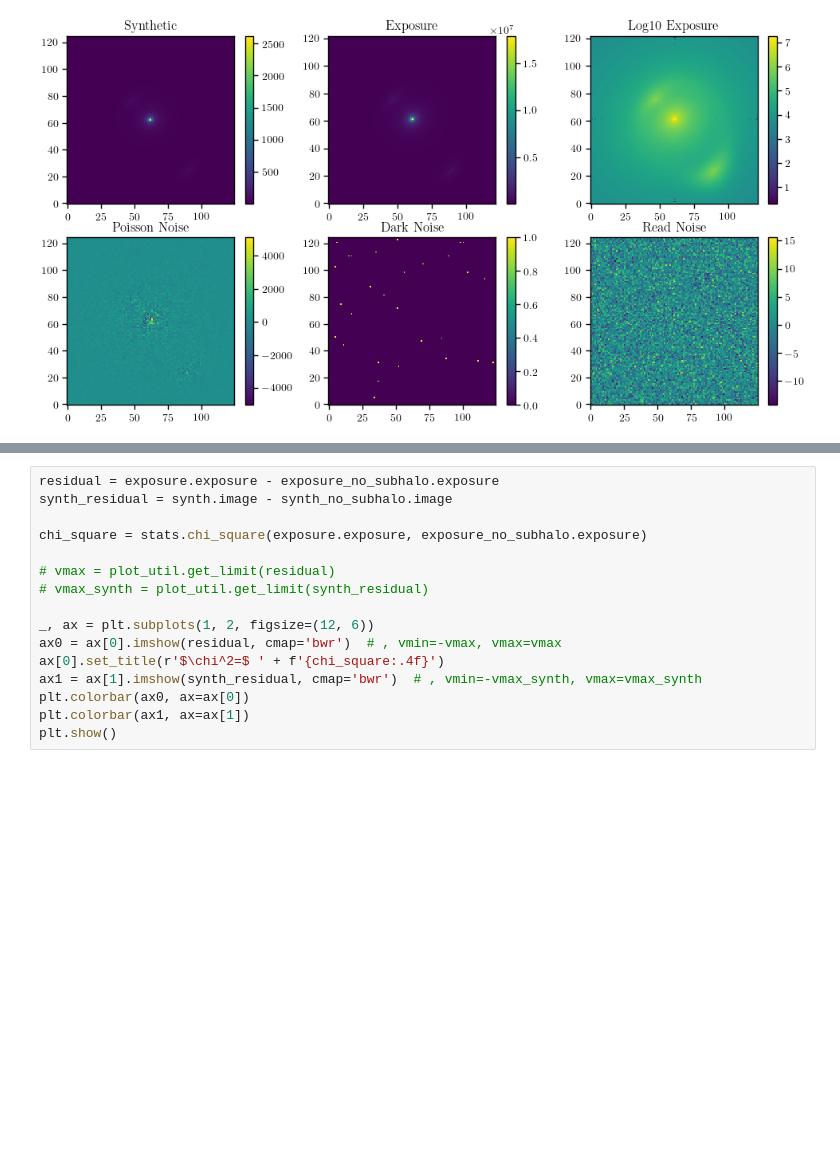
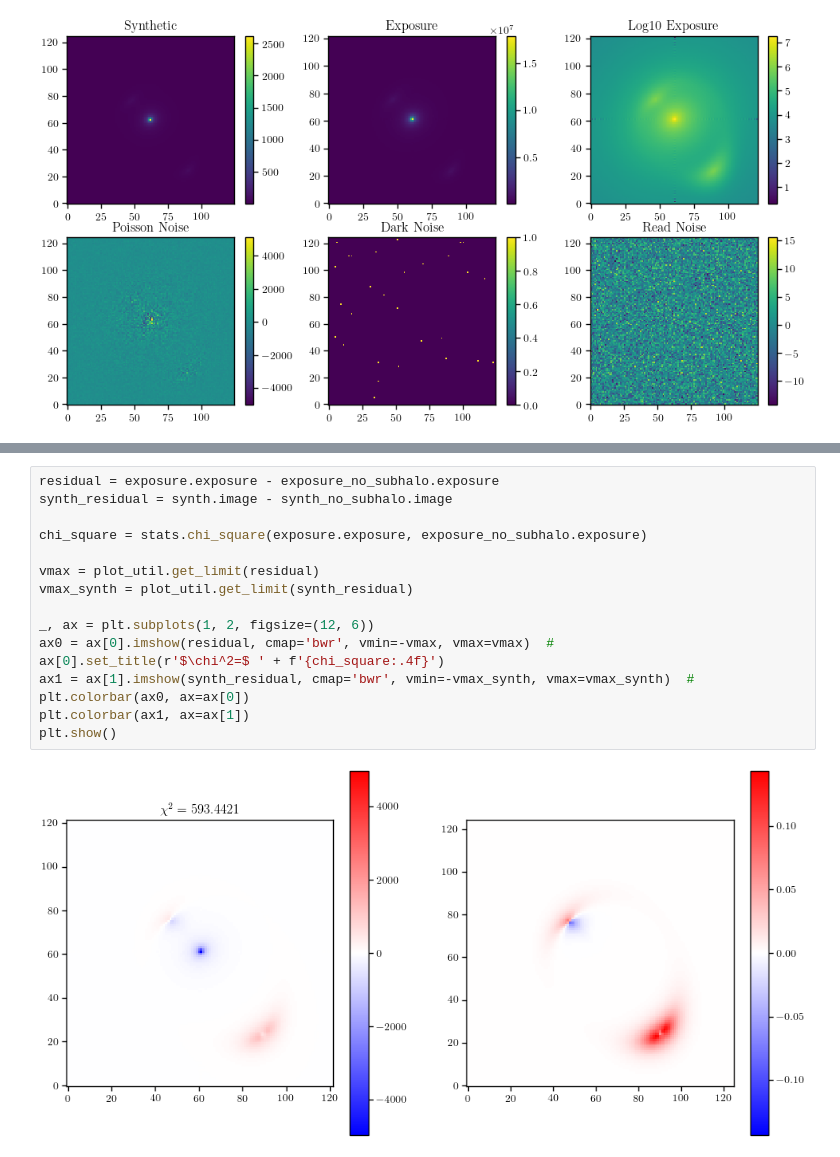
Before and after one commit to AstroMusers/mejiro, a Jupyter notebook: notebooks/hwo/lowest_detectable_subhalo_mass_hwo.ipynb, the cells around one changed output, grey strips where cells are left out. Drawn from its saved outputs; the diff is of its cells as text; blank space fills up the shorter version.

```diff
--- a/notebooks/hwo/lowest_detectable_subhalo_mass_hwo.ipynb
+++ b/notebooks/hwo/lowest_detectable_subhalo_mass_hwo.ipynb
@@ -148,16 +129,18 @@ plt.show()
 # %%
 residual = exposure.exposure - exposure_no_subhalo.exposure
 synth_residual = synth.image - synth_no_subhalo.image
 
 chi_square = stats.chi_square(exposure.exposure, exposure_no_subhalo.exposure)
 
-# vmax = plot_util.get_limit(residual)
-# vmax_synth = plot_util.get_limit(synth_residual)
+vmax = plot_util.get_limit(residual)
+vmax_synth = plot_util.get_limit(synth_residual)
 
 _, ax = plt.subplots(1, 2, figsize=(12, 6))
-ax0 = ax[0].imshow(residual, cmap='bwr')  # , vmin=-vmax, vmax=vmax
+ax0 = ax[0].imshow(residual, cmap='bwr', vmin=-vmax, vmax=vmax)  #
 ax[0].set_title(r'$\chi^2=$ ' + f'{chi_square:.4f}')
-ax1 = ax[1].imshow(synth_residual, cmap='bwr')  # , vmin=-vmax_synth, vmax=vmax_synth
+ax1 = ax[1].imshow(synth_residual, cmap='bwr', vmin=-vmax_synth, vmax=vmax_synth)  #
 plt.colorbar(ax0, ax=ax[0])
 plt.colorbar(ax1, ax=ax[1])
 plt.show()
+# %% [output]
+[figure, added]
```
Also changed, not shown: parts of 11 cells of this notebook, 2 other files.
